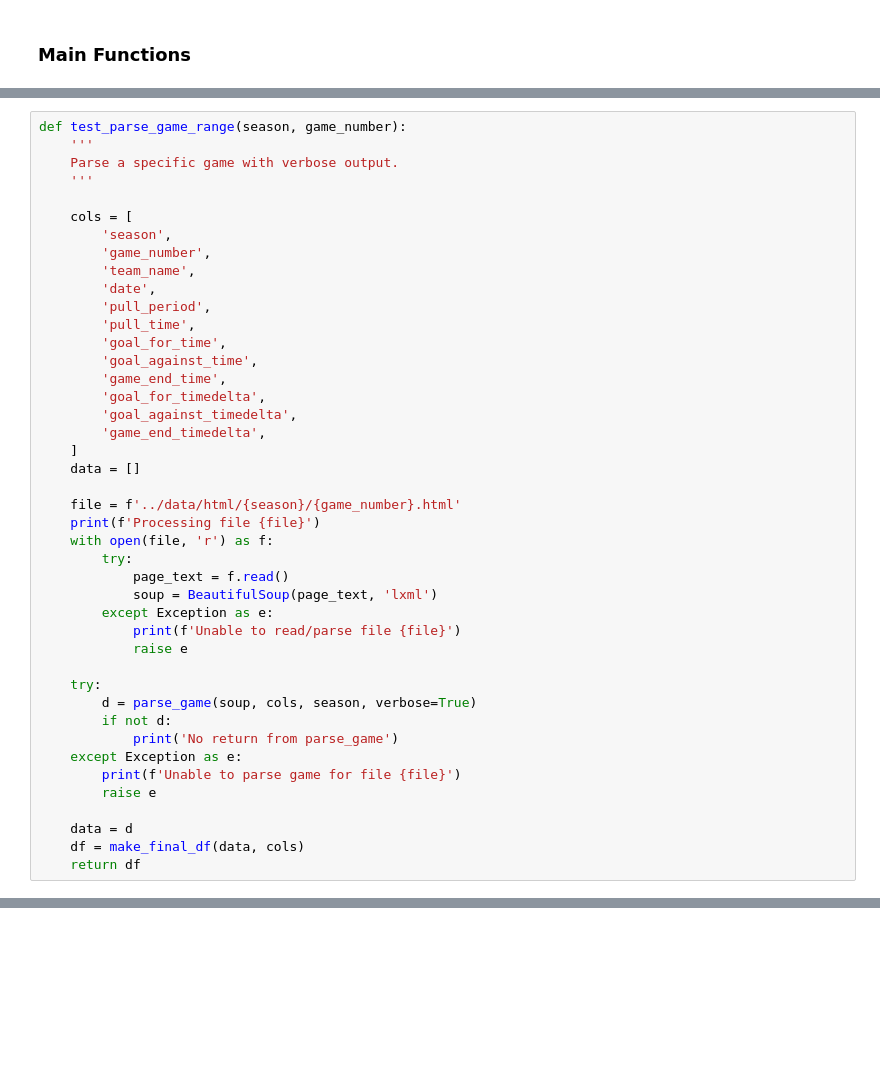
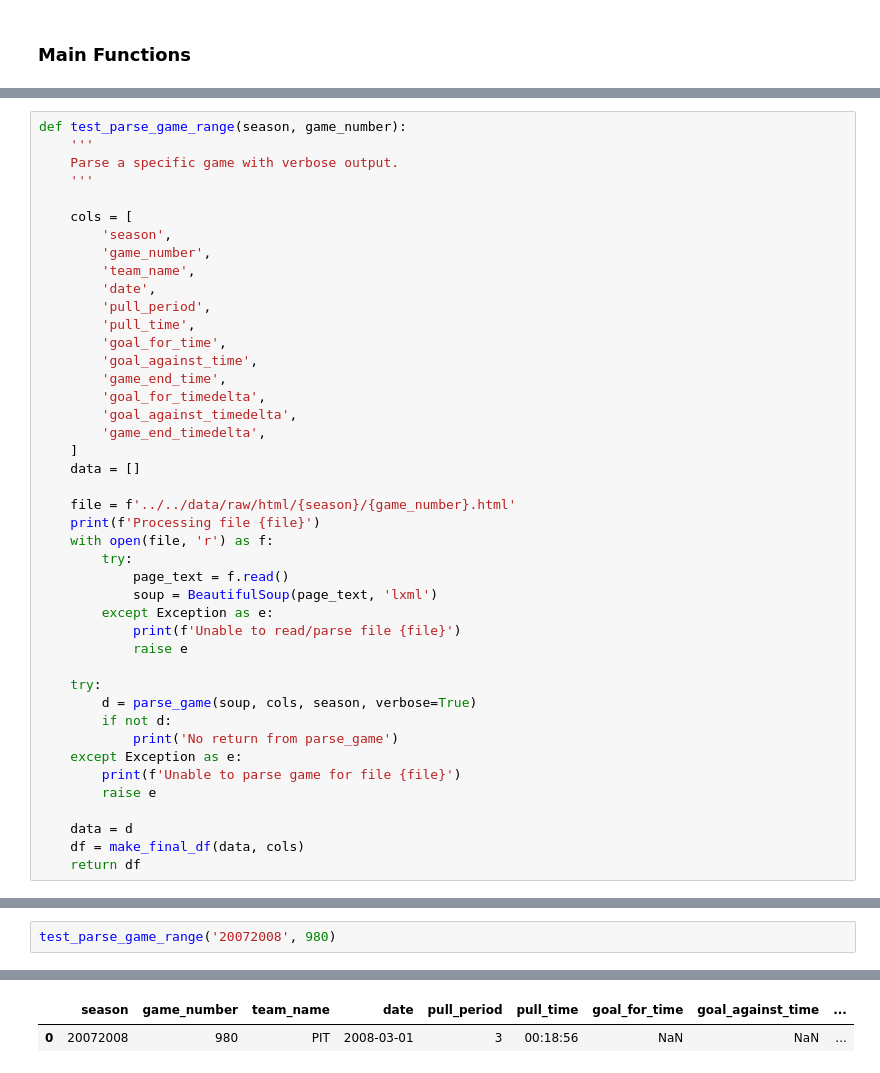
Before and after one commit to zazencodes/nhl-goalie-pull-optimization, a Jupyter notebook: notebooks/src/2_parse_goalie_pulls_20072008.ipynb, the cells around one changed output, grey strips where cells are left out. Saved outputs shown, nothing was run; the diff lists cells and outputs as text; blank space fills up the shorter version.

```diff
--- a/notebooks/src/2_parse_goalie_pulls_20072008.ipynb
+++ b/notebooks/src/2_parse_goalie_pulls_20072008.ipynb
@@ -447,7 +436,7 @@ def test_parse_game_range(season, game_number):
     ]
     data = []
 
-    file = f'../data/html/{season}/{game_number}.html'
+    file = f'../../data/raw/html/{season}/{game_number}.html'
     print(f'Processing file {file}')
     with open(file, 'r') as f:
         try:
@@ -492,0 +460,3 @@ Looking at row 221, # = 210
+# %%
+test_parse_game_range('20072008', 980)
+# %% [output]
@@ -493 +480,3 @@ Looking at row 221, # = 210
+|  | season | game_number | team_name | date | pull_period | pull_time | goal_for_time | goal_against_time | ... |
+| 0 | 20072008 | 980 | PIT | 2008-03-01 | 3 | 00:18:56 | NaN | NaN | ... |
 # %%
```
Also changed, not shown: parts of 16 cells of this notebook, 5 other files.
